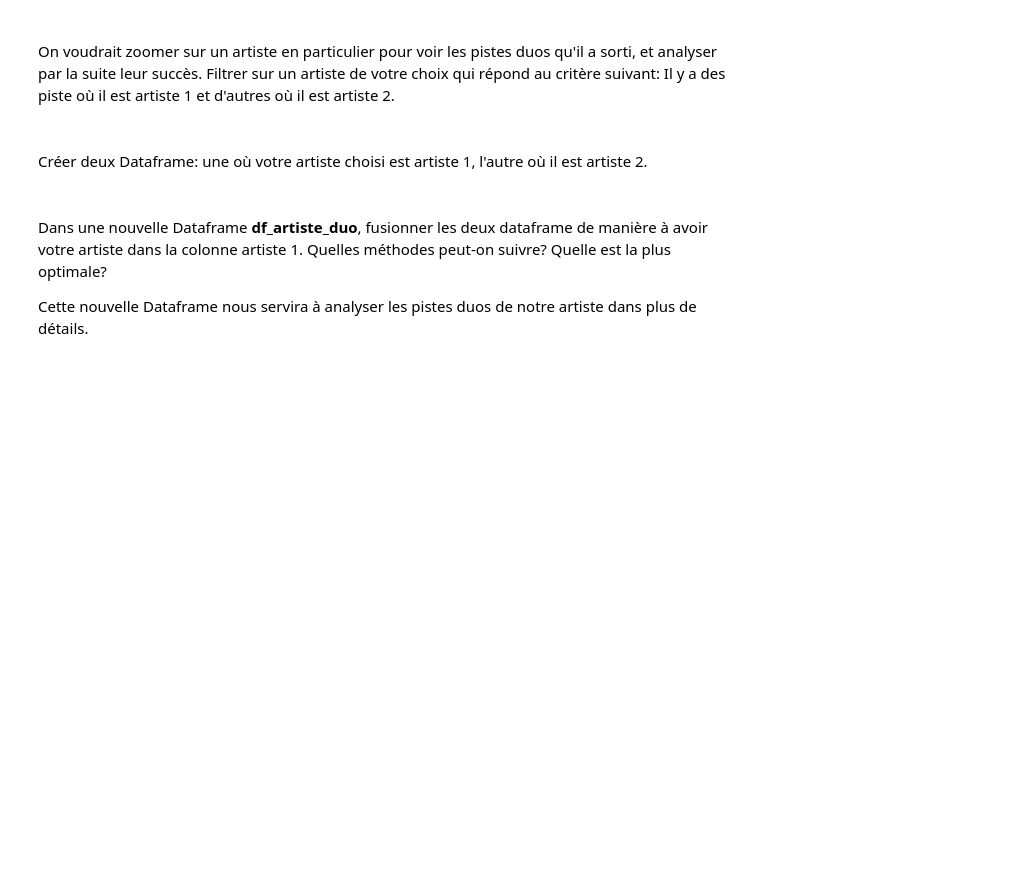
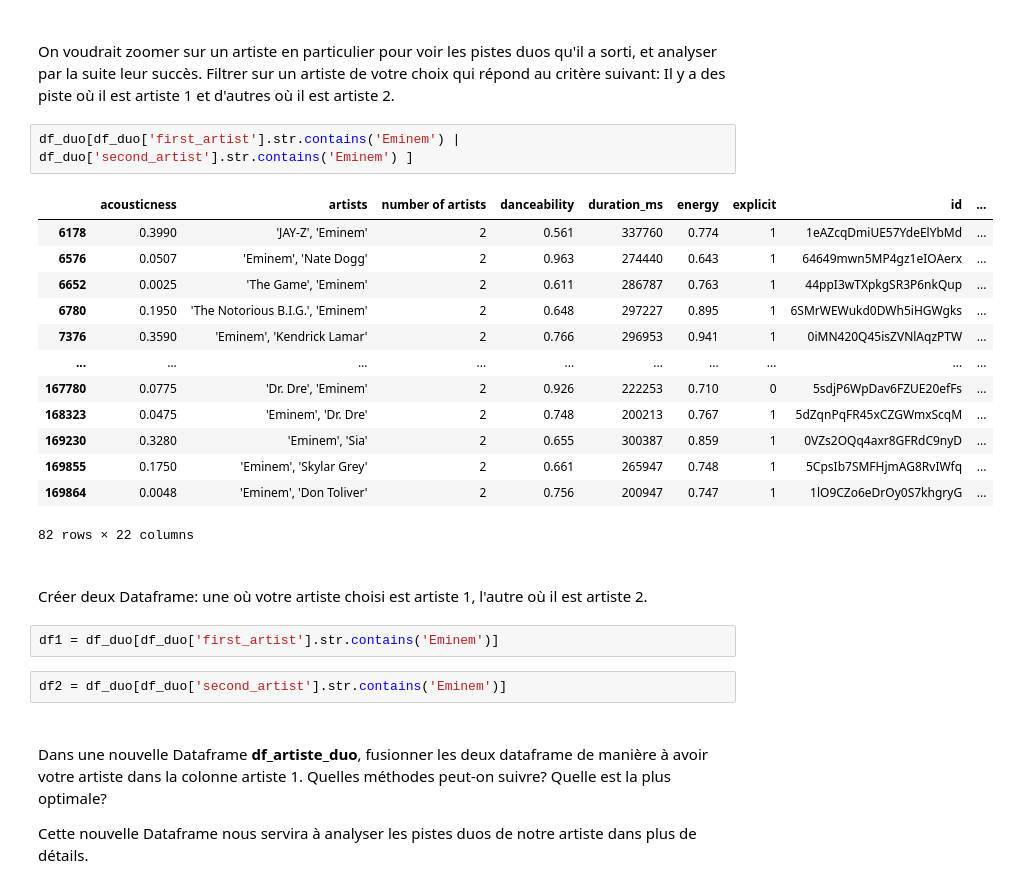
Before and after one commit to 11bender/IA_labs, a Jupyter notebook: Lab1_AI_Numpy_Pandas.ipynb, the cells around one changed output. Cells and saved outputs as stored; diff of their text form; blank space fills up the shorter version.

```diff
--- a/Lab1_AI_Numpy_Pandas.ipynb
+++ b/Lab1_AI_Numpy_Pandas.ipynb
@@ -1016,7 +1048,27 @@ gb
 # %% [markdown]
 <br> On voudrait zoomer sur un artiste en particulier pour voir les pistes duos qu'il a sorti, et analyser par la suite leur succès. Filtrer sur un artiste de votre choix qui répond au critère suivant: Il y a des piste où il est artiste 1 et d'autres où il est artiste 2.
+# %%
+df_duo[df_duo['first_artist'].str.contains('Eminem') | df_duo['second_artist'].str.contains('Eminem') ]
+# %% [output]
+|  | acousticness | artists | number of artists | danceability | duration_ms | energy | explicit | id | ... |
+| 6178 | 0.3990 | 'JAY-Z', 'Eminem' | 2 | 0.561 | 337760 | 0.774 | 1 | 1eAZcqDmiUE57YdeElYbMd | ... |
+| 6576 | 0.0507 | 'Eminem', 'Nate Dogg' | 2 | 0.963 | 274440 | 0.643 | 1 | 64649mwn5MP4gz1eIOAerx | ... |
+| 6652 | 0.0025 | 'The Game', 'Eminem' | 2 | 0.611 | 286787 | 0.763 | 1 | 44ppI3wTXpkgSR3P6nkQup | ... |
+| 6780 | 0.1950 | 'The Notorious B.I.G.', 'Eminem' | 2 | 0.648 | 297227 | 0.895 | 1 | 6SMrWEWukd0DWh5iHGWgks | ... |
+| 7376 | 0.3590 | 'Eminem', 'Kendrick Lamar' | 2 | 0.766 | 296953 | 0.941 | 1 | 0iMN420Q45isZVNlAqzPTW | ... |
+| ... | ... | ... | ... | ... | ... | ... | ... | ... | ... |
+| 167780 | 0.0775 | 'Dr. Dre', 'Eminem' | 2 | 0.926 | 222253 | 0.710 | 0 | 5sdjP6WpDav6FZUE20efFs | ... |
+| 168323 | 0.0475 | 'Eminem', 'Dr. Dre' | 2 | 0.748 | 200213 | 0.767 | 1 | 5dZqnPqFR45xCZGWmxScqM | ... |
+| 169230 | 0.3280 | 'Eminem', 'Sia' | 2 | 0.655 | 300387 | 0.859 | 1 | 0VZs2OQq4axr8GFRdC9nyD | ... |
+| 169855 | 0.1750 | 'Eminem', 'Skylar Grey' | 2 | 0.661 | 265947 | 0.748 | 1 | 5CpsIb7SMFHjmAG8RvIWfq | ... |
+| 169864 | 0.0048 | 'Eminem', 'Don Toliver' | 2 | 0.756 | 200947 | 0.747 | 1 | 1lO9CZo6eDrOy0S7khgryG | ... |
+82 rows × 22 columns
 # %% [markdown]
 <br> Créer deux Dataframe: une où votre artiste choisi est artiste 1, l'autre où il est artiste 2.
+# %%
+df1 = df_duo[df_duo['first_artist'].str.contains('Eminem')]
+# %%
+df2 = df_duo[df_duo['second_artist'].str.contains('Eminem')]
 # %% [markdown]
 <br> Dans une nouvelle Dataframe __df_artiste_duo__, fusionner les deux dataframe de manière à avoir votre artiste dans la colonne artiste 1. Quelles méthodes peut-on suivre? Quelle est la plus optimale?
 
```
Also changed, not shown: parts of 5 cells of this notebook, 2 other files.
